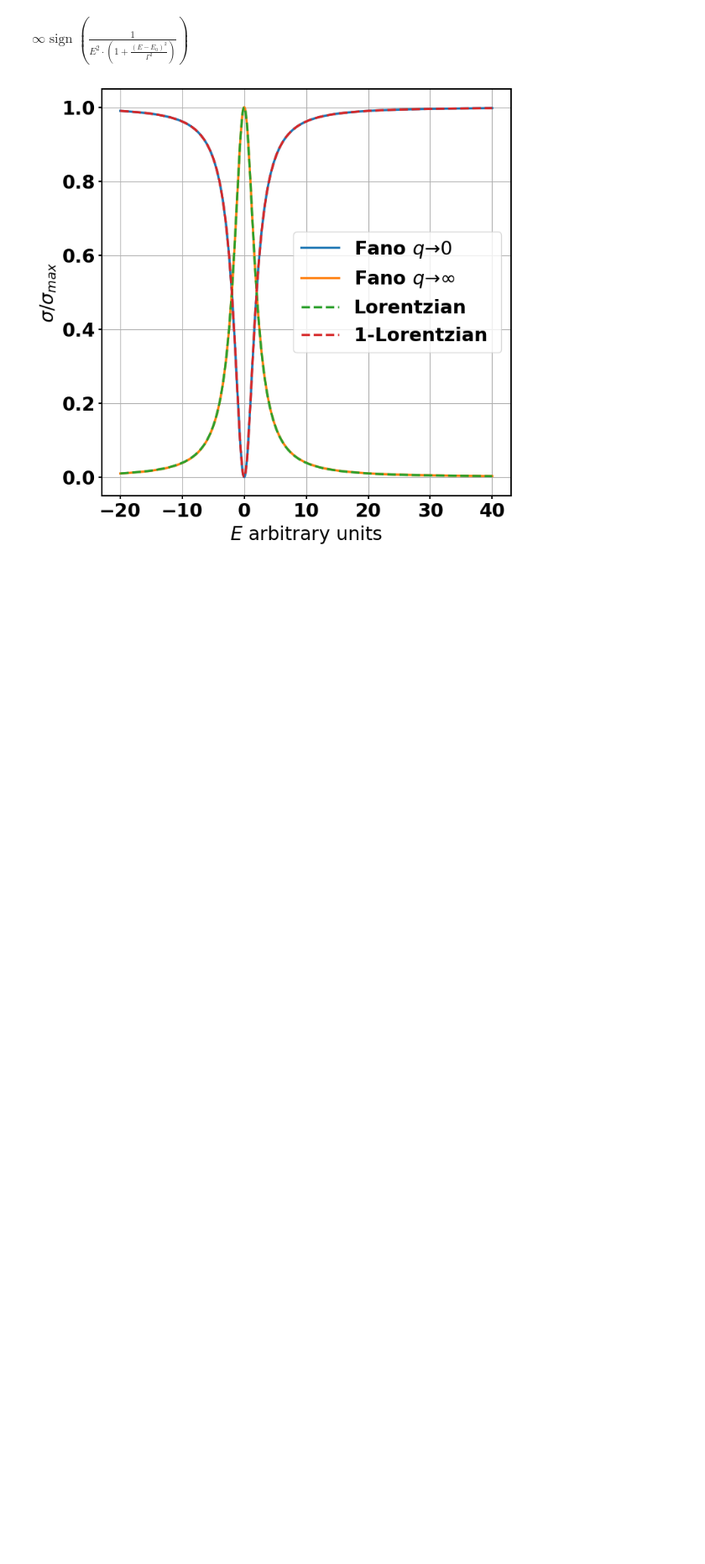
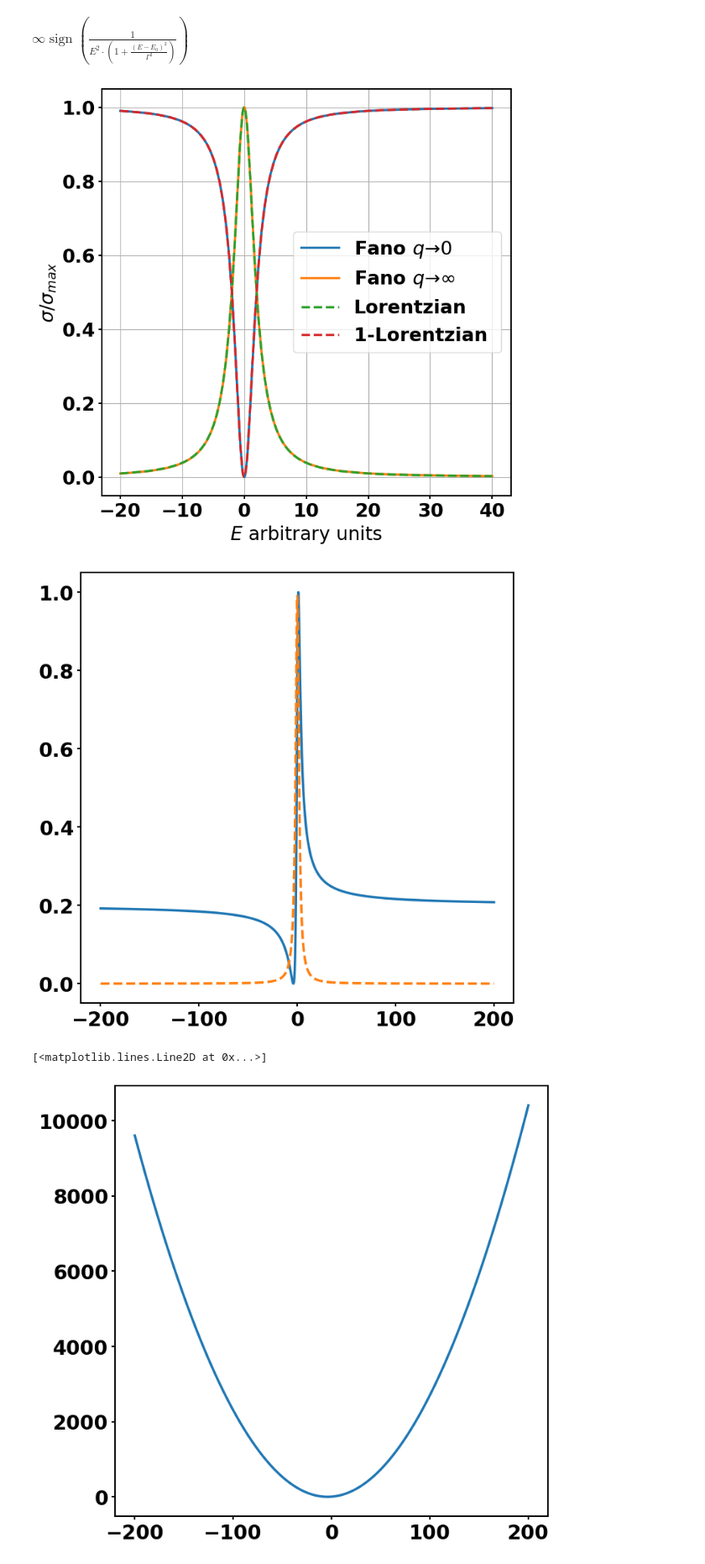
Before and after one commit to rzumbrunn/PCV_project, a Jupyter notebook: task1/task1_1.ipynb, the cells around one changed output. Shown: that part at 84% size. Saved outputs shown, nothing was run; the diff lists cells and outputs as text; code cells hidden in the pictures; blank space fills up the shorter version.

```diff
--- a/task1/task1_1.ipynb
+++ b/task1/task1_1.ipynb
@@ -132,3 +132,19 @@ plt.savefig('figures/fano_lorentzian.png')
 plt.show()
 # %% [output]
 [figure]
+# %%
+x = np.linspace(-200,200,1000)
+# fano deconvolution:
+lorentz = 1/(1+(x/fwhm_val)**2)
+#
+plt.plot(x, sigma_two(x)/np.max(sigma_two(x)), label='Fano')
+plt.plot(x, lorentz, label='Lorentzian', linestyle='--')
+plt.show()
+
+# deconvolution
+#loglog
+plt.plot(x, sigma_two(x)/lorentz)
+# %% [output]
+[figure, added]
+[<matplotlib.lines.Line2D at 0x...>]
+[figure, added]
```
Also changed, not shown: parts of 1 cell of this notebook.
